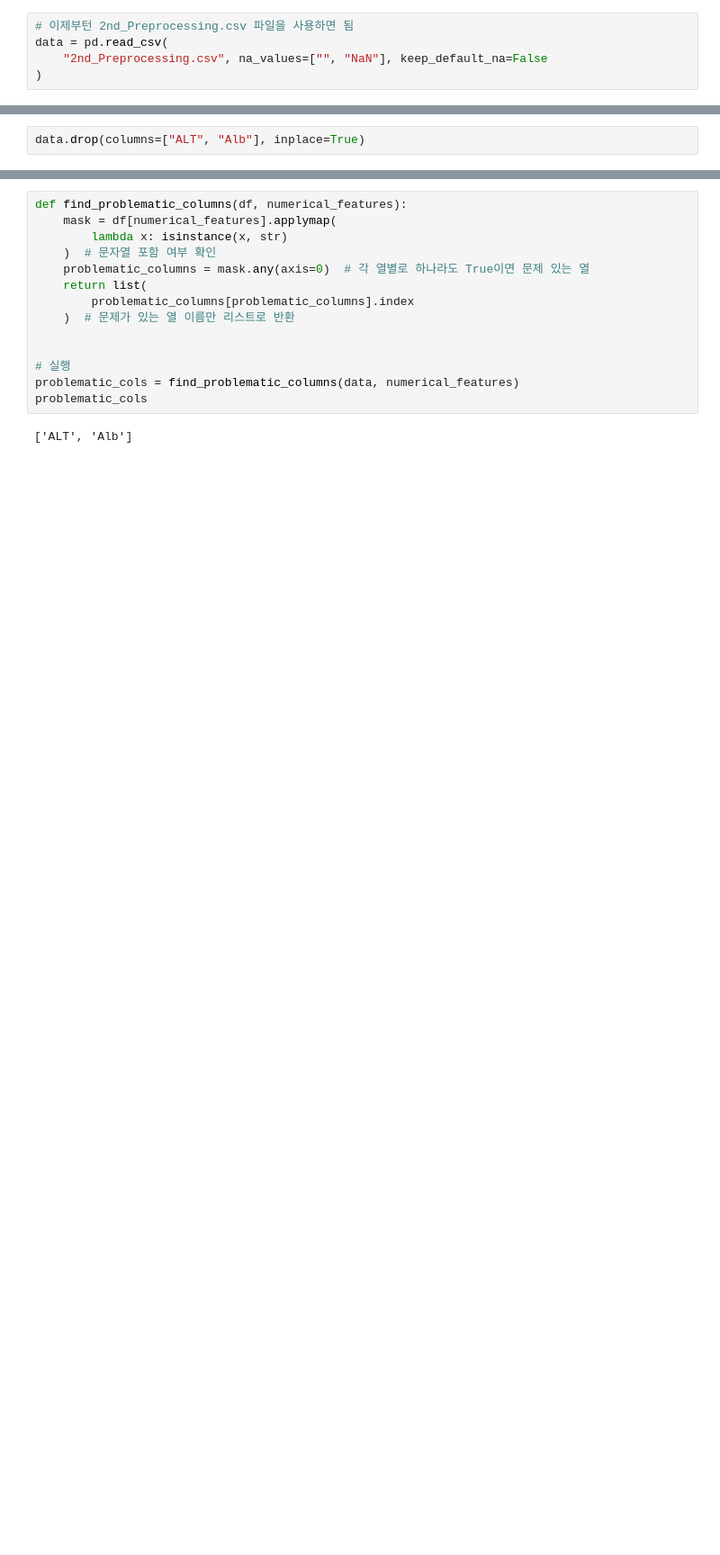
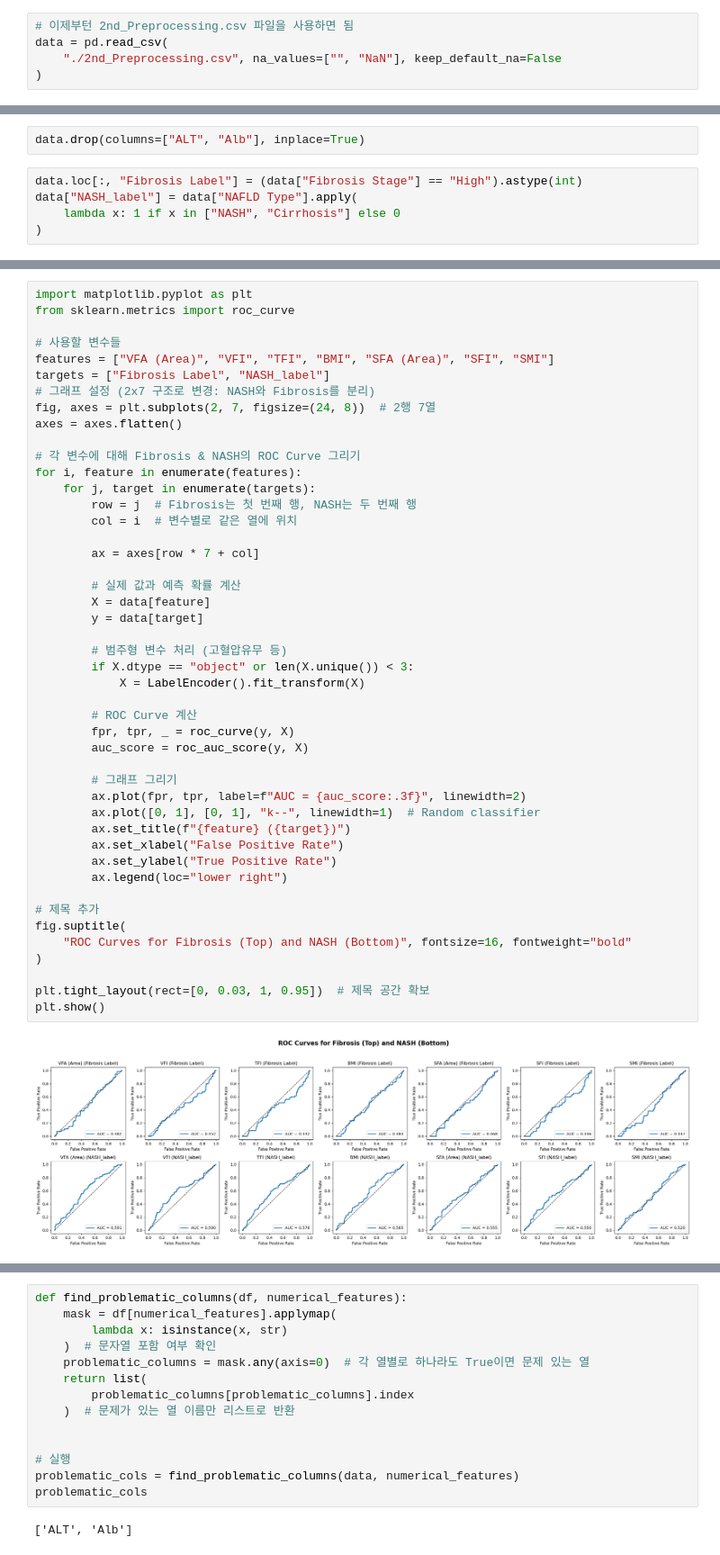
Before and after one commit to skhyun15/data, a Jupyter notebook: analysis.ipynb, the cells around one changed output, grey strips where cells are left out. Shown: that part at 90% size. Saved outputs shown, nothing was run; the diff lists cells and outputs as text; blank space fills up the shorter version.

```diff
--- a/analysis.ipynb
+++ b/analysis.ipynb
@@ -103,7 +103,7 @@ data.to_csv(
 # %%
 # 이제부턴 2nd_Preprocessing.csv 파일을 사용하면 됨
 data = pd.read_csv(
-    "2nd_Preprocessing.csv", na_values=["", "NaN"], keep_default_na=False
+    "./2nd_Preprocessing.csv", na_values=["", "NaN"], keep_default_na=False
 )
 # %%
 # Pearson 상관계수를 계산할 열 선택
@@ -734,5 +707,10 @@ data.drop(columns=nan_cols, inplace=True)
 # %%
 data.drop(columns=["ALT", "Alb"], inplace=True)
+# %%
+data.loc[:, "Fibrosis Label"] = (data["Fibrosis Stage"] == "High").astype(int)
+data["NASH_label"] = data["NAFLD Type"].apply(
+    lambda x: 1 if x in ["NASH", "Cirrhosis"] else 0
+)
 # %%
 data.columns
 # %% [output]
@@ -745,0 +990,48 @@ Index(['LRE', 'VFA (Volume)', 'SFA (Volume)', 'Spleen (Volume)', 'VFA (Area)',
+# %%
+import matplotlib.pyplot as plt
+from sklearn.metrics import roc_curve
+
+# 사용할 변수들
+features = ["VFA (Area)", "VFI", "TFI", "BMI", "SFA (Area)", "SFI", "SMI"]
+targets = ["Fibrosis Label", "NASH_label"]
+# 그래프 설정 (2x7 구조로 변경: NASH와 Fibrosis를 분리)
+fig, axes = plt.subplots(2, 7, figsize=(24, 8))  # 2행 7열
+axes = axes.flatten()
+
+# 각 변수에 대해 Fibrosis & NASH의 ROC Curve 그리기
+for i, feature in enumerate(features):
+    for j, target in enumerate(targets):
+        row = j  # Fibrosis는 첫 번째 행, NASH는 두 번째 행
+        col = i  # 변수별로 같은 열에 위치
+
+        ax = axes[row * 7 + col]
+
+        # 실제 값과 예측 확률 계산
+        X = data[feature]
+        y = data[target]
+
+        # 범주형 변수 처리 (고혈압유무 등)
+        if X.dtype == "object" or len(X.unique()) < 3:
+            X = LabelEncoder().fit_transform(X)
+
+        # ROC Curve 계산
+        fpr, tpr, _ = roc_curve(y, X)
+        auc_score = roc_auc_score(y, X)
+
+        # 그래프 그리기
+        ax.plot(fpr, tpr, label=f"AUC = {auc_score:.3f}", linewidth=2)
+        ax.plot([0, 1], [0, 1], "k--", linewidth=1)  # Random classifier
+        ax.set_title(f"{feature} ({target})")
+        ax.set_xlabel("False Positive Rate")
+        ax.set_ylabel("True Positive Rate")
+        ax.legend(loc="lower right")
+
+# 제목 추가
+fig.suptitle(
+    "ROC Curves for Fibrosis (Top) and NASH (Bottom)", fontsize=16, fontweight="bold"
+)
+
+plt.tight_layout(rect=[0, 0.03, 1, 0.95])  # 제목 공간 확보
+plt.show()
+# %% [output]
+[figure, added]
```
Also changed, not shown: parts of 17 cells of this notebook, 3 other files.
